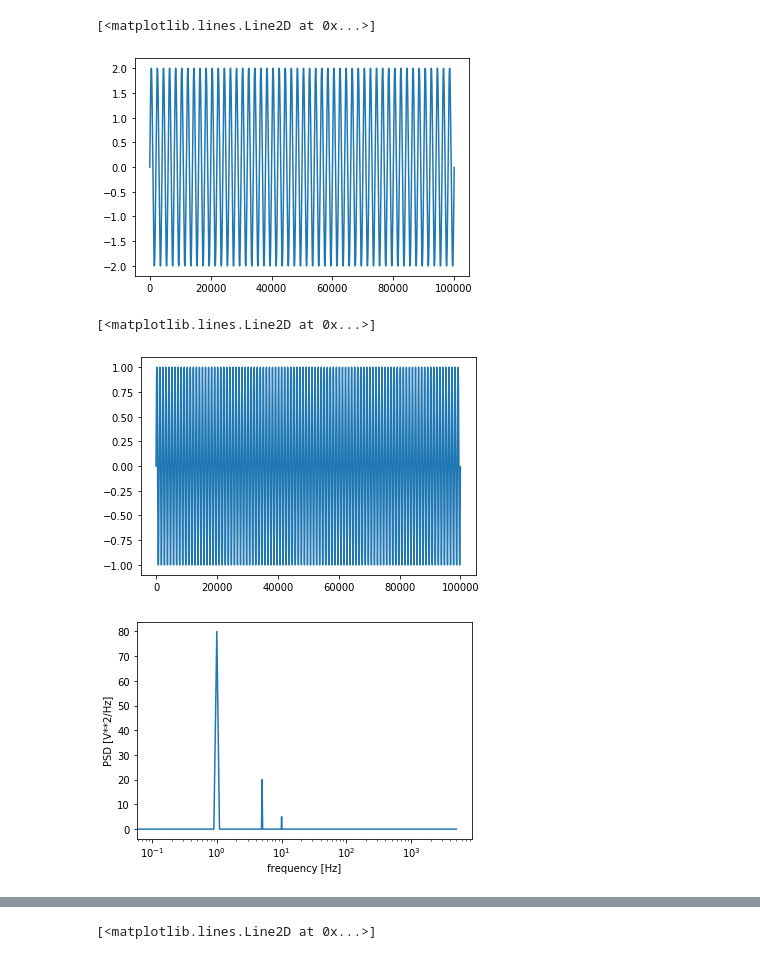
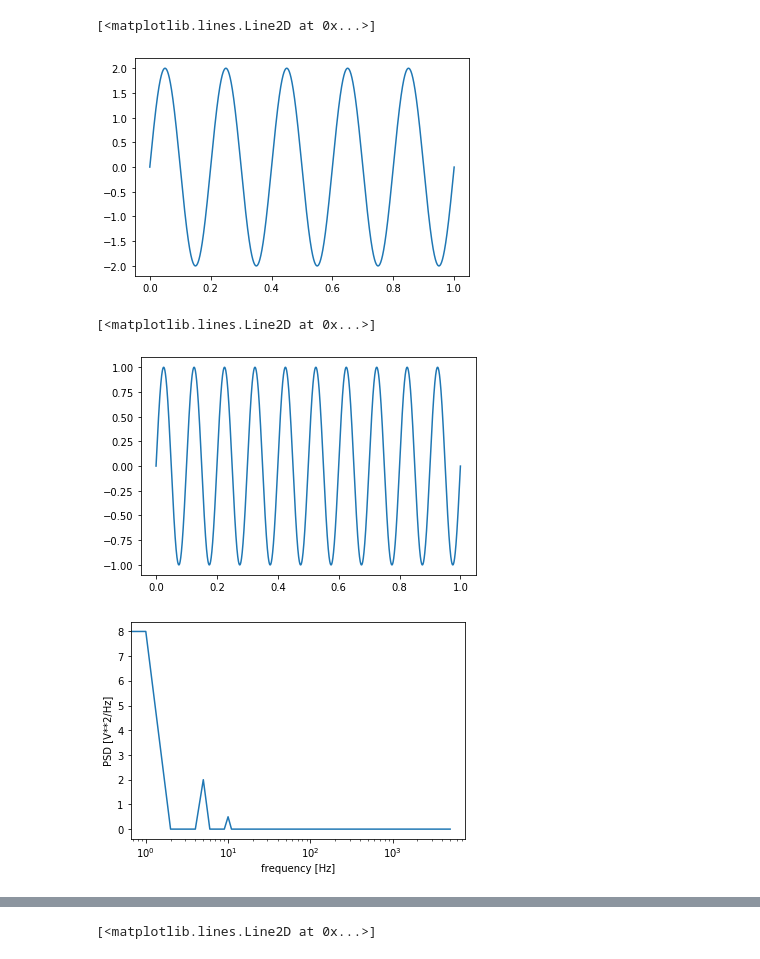
Before and after one commit to QuantLet/SFE_class_2017, a Jupyter notebook: SFMspectralAnalysis/decomposition/decomposition.ipynb, the cells around one changed output, grey strips where cells are left out. Drawn from its saved outputs; the diff is of its cells as text; code cells hidden in the pictures.

```diff
--- a/SFMspectralAnalysis/decomposition/decomposition.ipynb
+++ b/SFMspectralAnalysis/decomposition/decomposition.ipynb
@@ -16,14 +16,15 @@ f1 = lambda t: amp1*np.sin(2*np.pi*t*omega1)
 f2 = lambda t: amp1*np.sin(2*np.pi*t*omega2)
 f3 = lambda t: amp1*np.sin(2*np.pi*t*omega3)
 # %%
-fs = 10e3
-T = 1e5
+fs = 1e4
+T = 1
 
-time = np.arange(T) / fs
+time = np.linspace(int(0), int(T), num=int(fs))
 ts1 = f1(time)
 ts2 = f2(time)
 ts3 = f3(time)
 ts = amp1*ts1+amp2*ts2+amp3*ts3
-plt.plot(amp1*ts1)
+plt.plot(time, ts)
+# plt.xlim((0,1))
 # %% [output]
 [<matplotlib.lines.Line2D at 0x...>]
@@ -31,15 +37,15 @@ plt.plot(amp1*ts1)
 # %%
-plt.plot(amp2*ts2)
+plt.plot(time, amp2*ts2)
 # %% [output]
 [<matplotlib.lines.Line2D at 0x...>]
-[figure, old version]
+[figure, new version]
 # %%
-plt.plot(amp3*ts3)
+plt.plot(time, amp3*ts3)
 # %% [output]
 [<matplotlib.lines.Line2D at 0x...>]
-[figure, old version]
+[figure, new version]
 # %%
-f, Pxx_den = signal.periodogram(ts, fs)
+f, Pxx_den = signal.periodogram(ts, fs/T)
 plt.plot(f, Pxx_den)
 plt.xlabel('frequency [Hz]')
 plt.ylabel('PSD [V**2/Hz]')
@@ -47,4 +53,4 @@ plt.xscale('log')
 # plt.yscale('log')
 plt.show()
 # %% [output]
-[figure, old version]
+[figure, new version]
```
Also changed, not shown: parts of 4 cells of this notebook, 11 other files.
